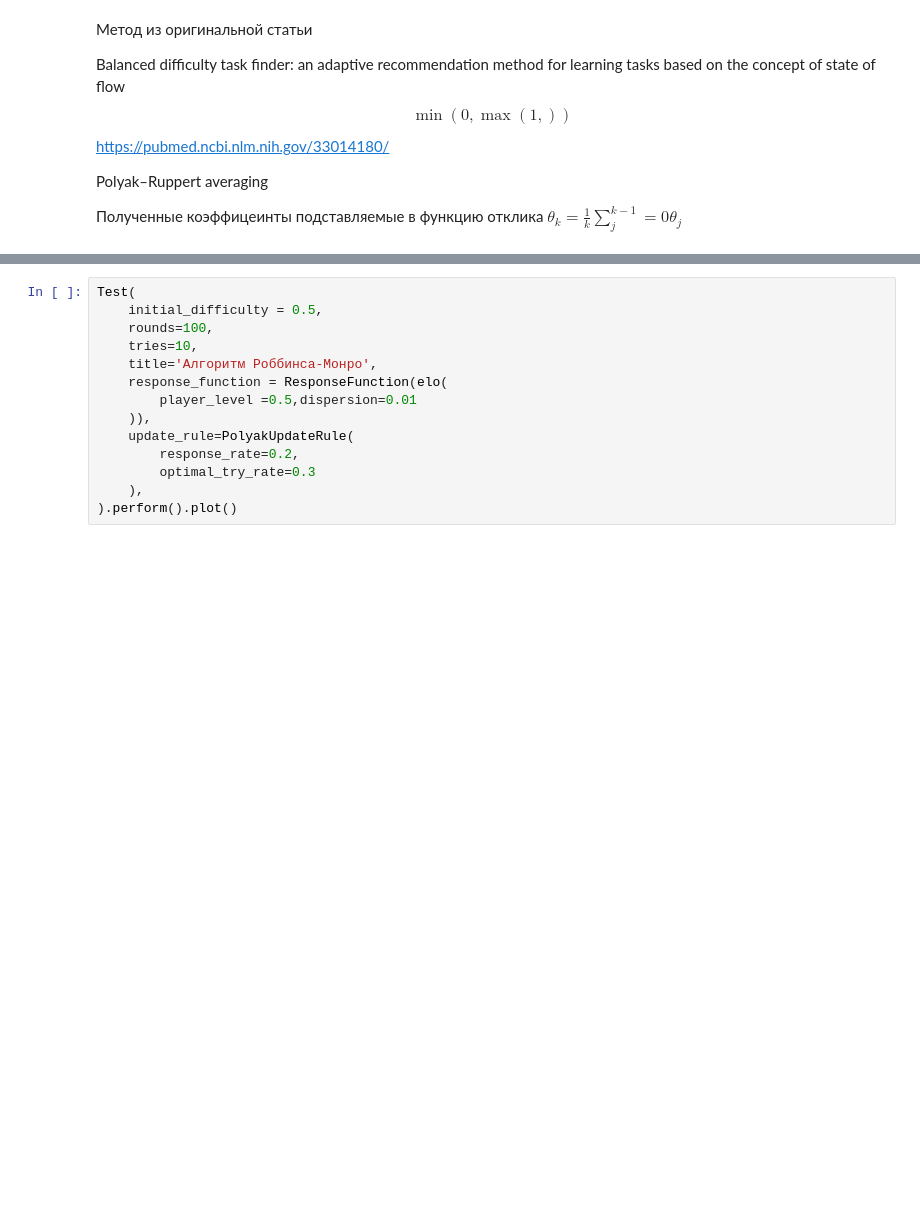
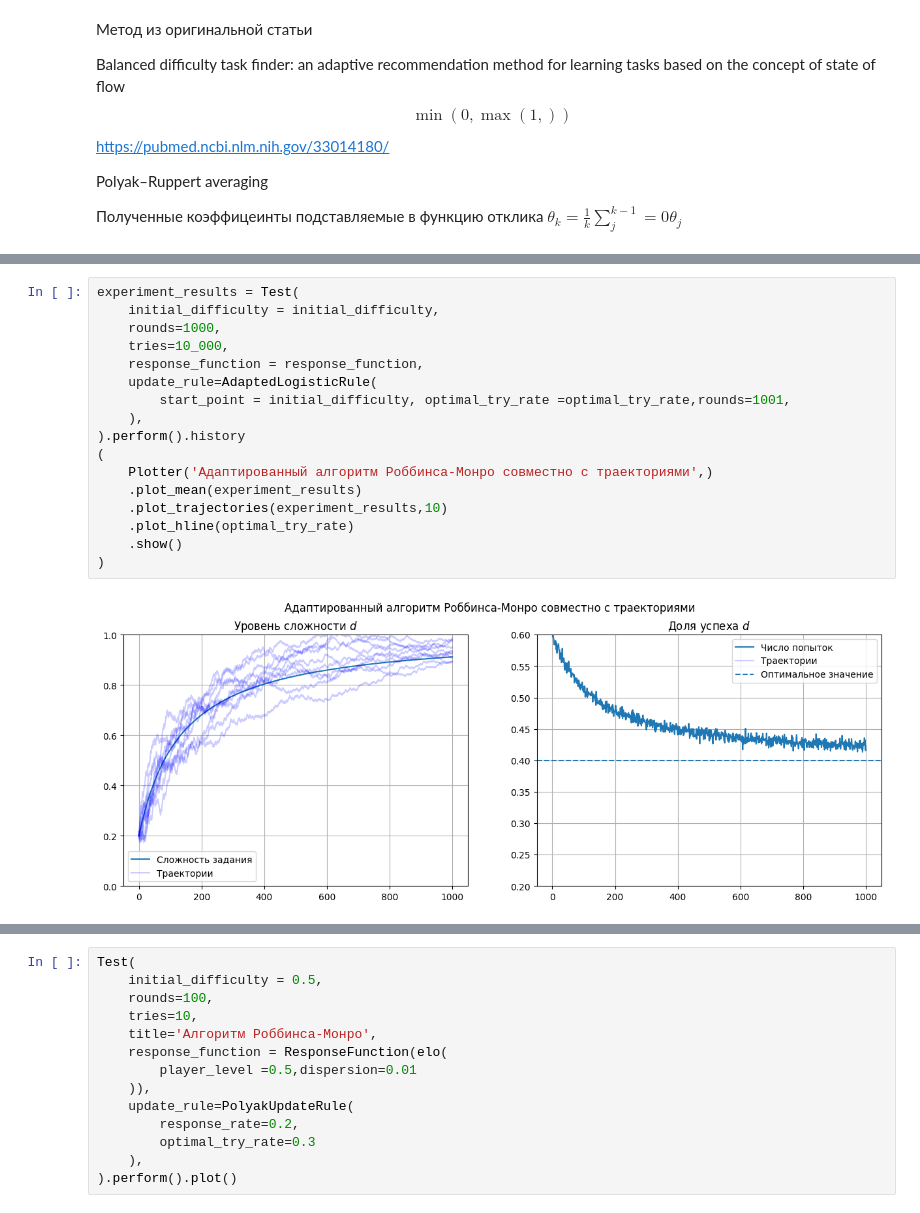
Before and after one commit to NMashalov/EducationGenerativeModelApplication, a Jupyter notebook: experiment/stoch_approx.ipynb, the cells around one changed output, grey strips where cells are left out. Cells and saved outputs as stored; diff of their text form; blank space fills up the shorter version.

```diff
--- a/experiment/stoch_approx.ipynb
+++ b/experiment/stoch_approx.ipynb
@@ -193,0 +355,19 @@ def elo(player_level:float =0.4,dispersion:float=0.2):
+# %%
+experiment_results = Test(
+    initial_difficulty = initial_difficulty,
+    rounds=1000,
+    tries=10_000,
+    response_function = response_function,
+    update_rule=AdaptedLogisticRule(
+        start_point = initial_difficulty, optimal_try_rate =optimal_try_rate,rounds=1001,
+    ),
+).perform().history
+(
+    Plotter('Адаптированный алгоритм Роббинса-Монро cовместно с траекториями',)
+    .plot_mean(experiment_results)
+    .plot_trajectories(experiment_results,10)
+    .plot_hline(optimal_try_rate)
+    .show()
+)
+# %% [output]
+[figure, added]
```
Also changed, not shown: parts of 18 cells of this notebook, 12 other files.
